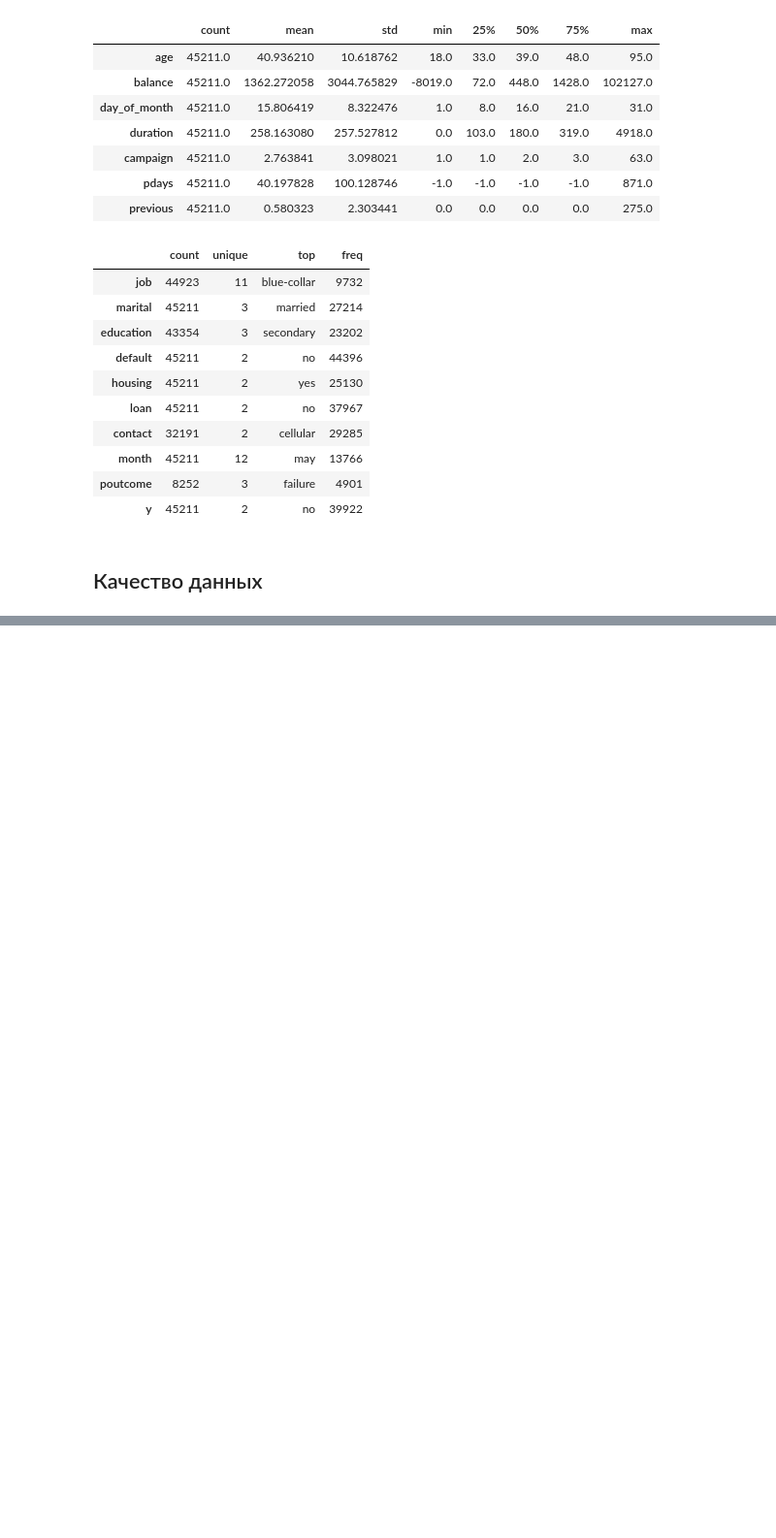
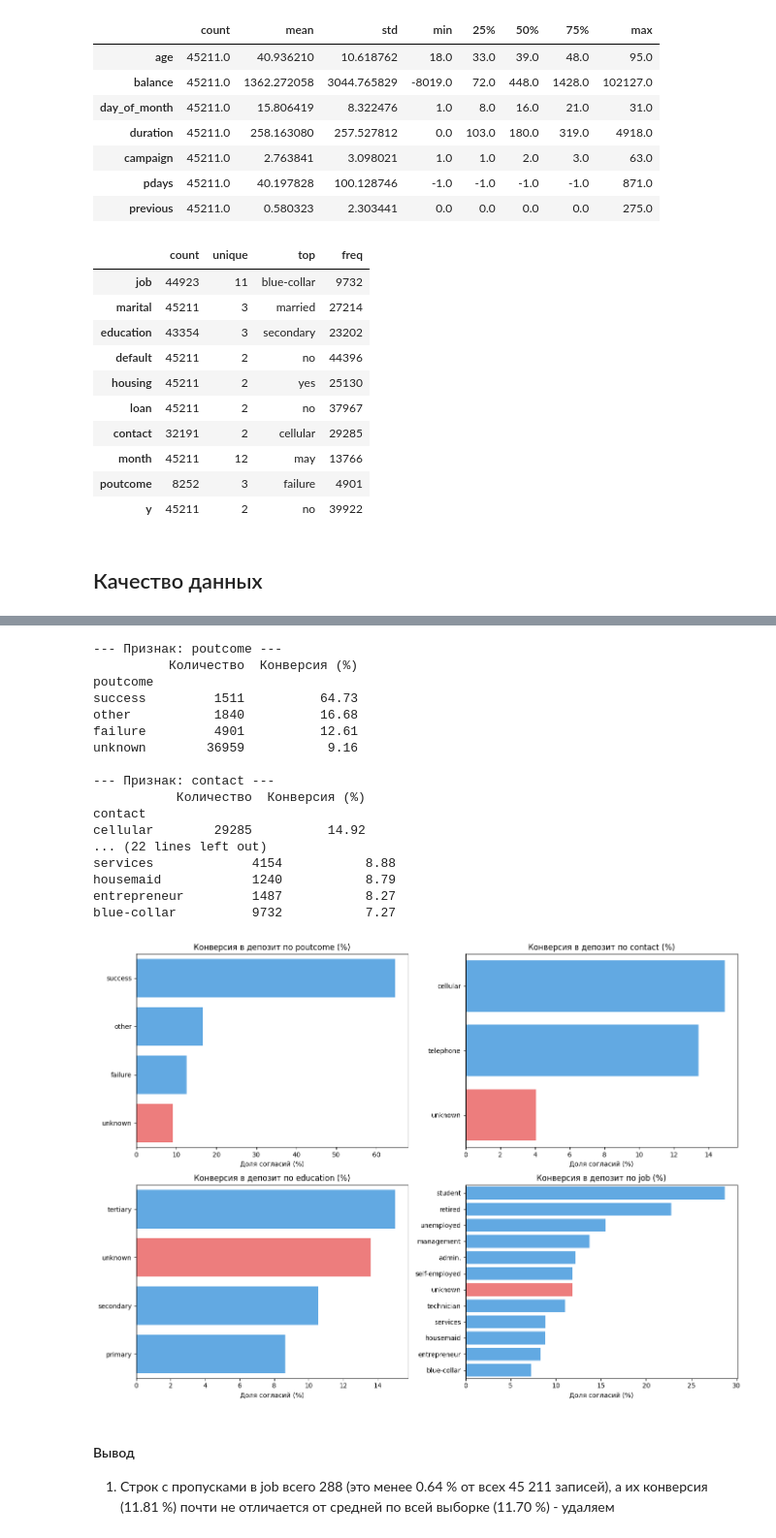
Before and after one commit to RafaelPozoyan/UrFU_project, a Jupyter notebook: practicum.ipynb, the cells around one changed output, grey strips where cells are left out. Shown at 97% size. Saved outputs shown, nothing was run; the diff lists cells and outputs as text; code cells hidden in the pictures; blank space fills up the shorter version.

```diff
--- a/practicum.ipynb
+++ b/practicum.ipynb
@@ -264,0 +286,49 @@ df.describe(include=['category']).T
+# %%
+cols_with_na = ['poutcome', 'contact', 'education', 'job']
+
+target_num = df['y'].astype(str).isin(['yes', '1']).astype(int)
+
+fig, axes = plt.subplots(2, 2, figsize=(14, 10))
+axes = axes.flatten()
+
+for i, col in enumerate(cols_with_na):
+    temp_series = df[col].astype(str).replace('nan', 'unknown').fillna('unknown')
+
+    stats = pd.DataFrame({
+        'Количество': temp_series.value_counts(),
+        'Конверсия (%)': (target_num.groupby(temp_series).mean() * 100).round(2)
+    }).sort_values(by='Конверсия (%)', ascending=False)
+
+    print(f"\n--- Признак: {col} ---")
+    print(stats)
+
+    colors = ['#ff6b6b' if idx == 'unknown' else '#4dabf7' for idx in stats.index]
+    sns.barplot(x=stats['Конверсия (%)'], y=stats.index, ax=axes[i], palette=colors, hue=stats.index, legend=False)
+    axes[i].set_title(f'Конверсия в депозит по {col} (%)')
+    axes[i].set_xlabel('Доля согласий (%)')
+    axes[i].set_ylabel('')
+
+plt.tight_layout()
+plt.show()
+# %% [output]
+--- Признак: poutcome ---
+          Количество  Конверсия (%)
+poutcome
+success         1511          64.73
+other           1840          16.68
+failure         4901          12.61
+unknown        36959           9.16
+
+--- Признак: contact ---
+           Количество  Конверсия (%)
+contact
+cellular        29285          14.92
+... (22 lines left out)
+services             4154           8.88
+housemaid            1240           8.79
+entrepreneur         1487           8.27
+blue-collar          9732           7.27
+[figure, added]
+# %% [markdown]
+#### Вывод
+1. Строк с пропусками в job всего 288 (это менее 0.64 % от всех 45 211 записей), а их конверсия (11.81 %) почти не отличается от средней по всей выборке (11.70 %) - удаляем
```
Also changed, not shown: parts of 16 cells of this notebook.
